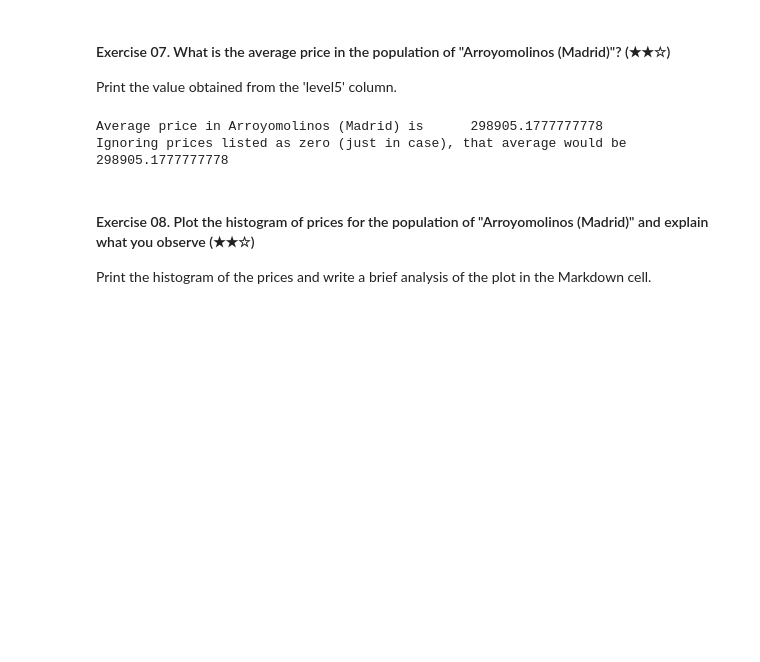
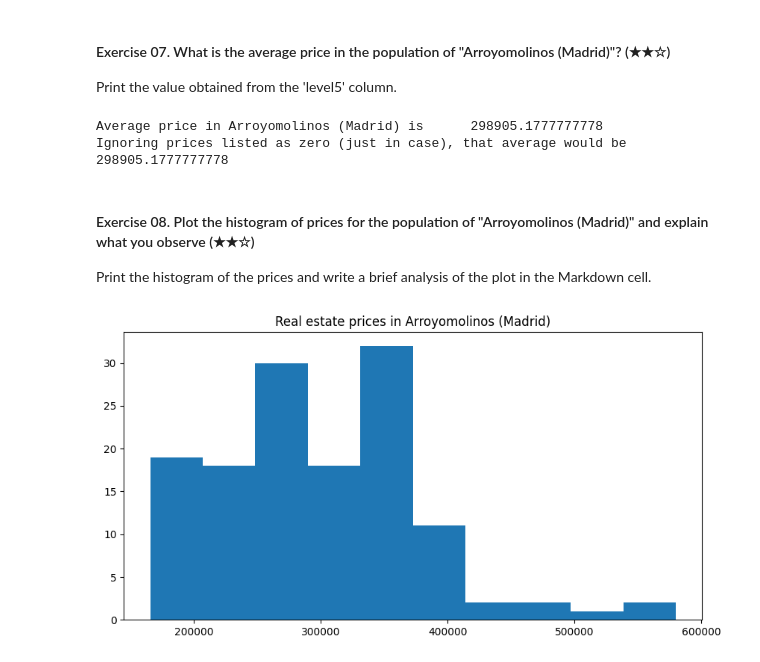
Before and after one commit to NWinocur/data-clean-up-pandas-for-beginners-project, a Jupyter notebook: project.ipynb, the cells around one changed output. Saved outputs shown, nothing was run; the diff lists cells and outputs as text; code cells hidden in the pictures; blank space fills up the shorter version.

```diff
--- a/project.ipynb
+++ b/project.ipynb
@@ -228,9 +228,10 @@ Size after removing both nulls and columns containing exclusively zeroes is
 Print the value obtained from the 'level5' column.
 # %%
 level_five_location = "Arroyomolinos (Madrid)"
+real_estate_there = ds_cleaned_up[ds_cleaned_up['level5'] == level_five_location]
 
-print(f"Average price in {level_five_location} is\t{ds_cleaned_up[ds_cleaned_up['level5'] == level_five_location].price.mean()}")
-print(f"Ignoring prices listed as zero (just in case), that average would be\t{ds_cleaned_up[(ds_cleaned_up['level5'] == level_five_location) & (ds_cleaned_up['price'] > 0)].price.mean()}")
+print(f"Average price in {level_five_location} is\t{real_estate_there.price.mean()}")
+print(f"Ignoring prices listed as zero (just in case), that average would be\t{real_estate_there[real_estate_there['price'] > 0].price.mean()}")
 # %% [output]
 Average price in Arroyomolinos (Madrid) is      298905.1777777778
 Ignoring prices listed as zero (just in case), that average would be    298905.1777777778
@@ -241,4 +242,10 @@ Print the histogram of the prices and write a brief analysis of the plot in the
 # %%
 import matplotlib.pyplot as plt
 
 # Plot the histogram of prices
+plt.figure(figsize = (10, 5))
+plt.hist(real_estate_there["price"], bins="auto")
+plt.title(f"Real estate prices in {level_five_location}")
+plt.show()
+# %% [output]
+[figure, added]
```
Also changed, not shown: parts of 1 cell of this notebook.
